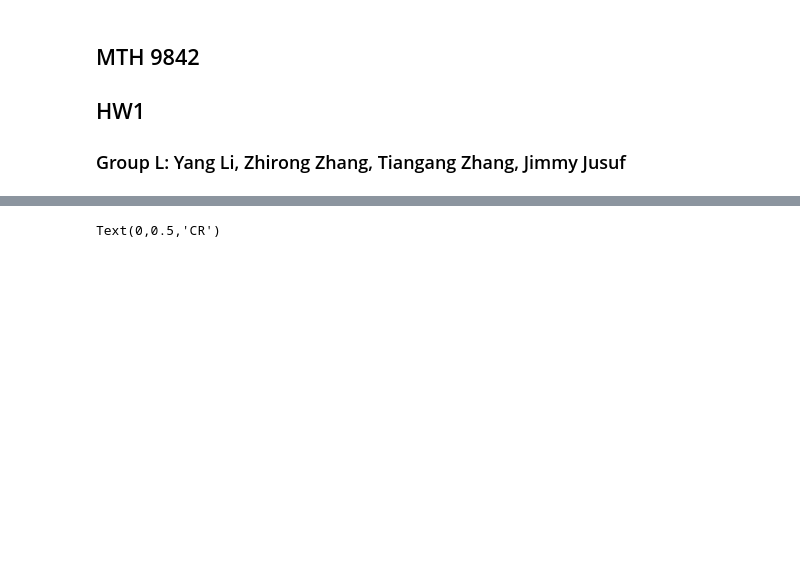
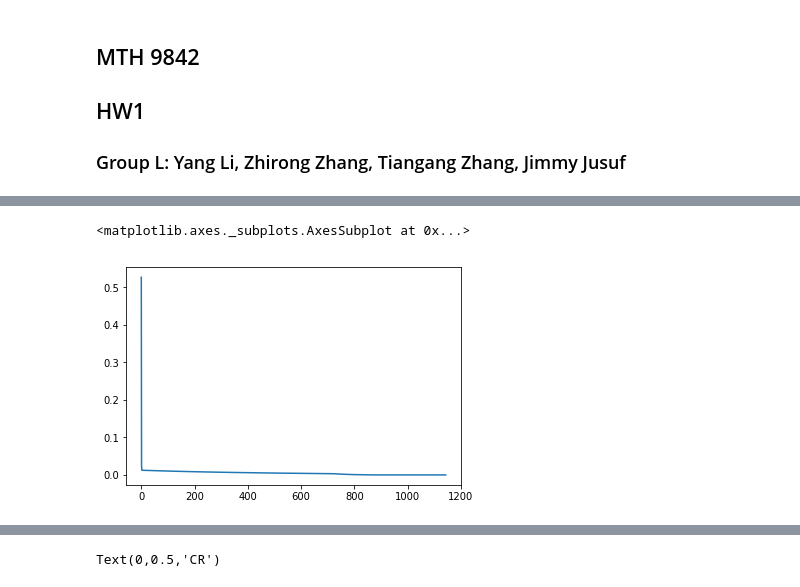
Before and after one commit to jjusuf/MTH-9842, a Jupyter notebook: HW1/9842HW1_Group L.ipynb, the cells around one changed output, grey strips where cells are left out. Drawn from its saved outputs; the diff is of its cells as text; code cells hidden in the pictures; blank space fills up the shorter version.

```diff
--- a/HW1/9842HW1_Group L.ipynb
+++ b/HW1/9842HW1_Group L.ipynb
@@ -62 +183,8 @@ rosenberg_opt(np.array([0.,0.]),alpha)
+# %%
+# plot function value during each iteration
+obj=pd.Series(l_cmin)
+obj.plot()
+# %% [output]
+<matplotlib.axes._subplots.AxesSubplot at 0x...>
+[figure, added]
 # %%
```
Also changed, not shown: parts of 35 cells of this notebook.
